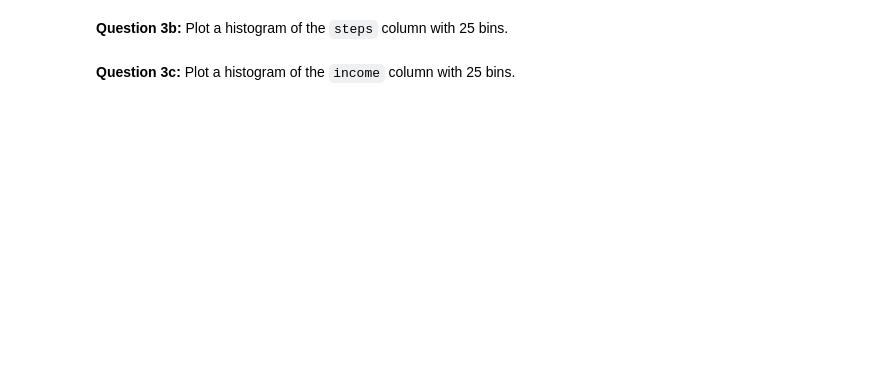
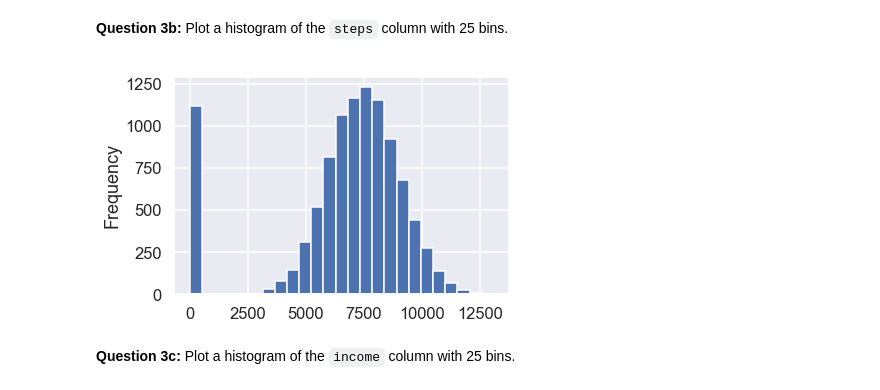
Before and after one commit to escalonajonah/Assignments, a Jupyter notebook: A2/A2_DataExploration.ipynb, the cells around one changed output. Cells and saved outputs as stored; diff of their text form; code cells hidden in the pictures; blank space fills up the shorter version.

```diff
--- a/A2/A2_DataExploration.ipynb
+++ b/A2/A2_DataExploration.ipynb
@@ -259,3 +251,9 @@ f2 = plt.gcf()
+# %%
+df['steps'].plot.hist(bins = 25)
+
+f2 = plt.gcf()
+# %% [output]
+[figure, added]
 # %%
 # Tests for 3b
 
```
Also changed, not shown: parts of 29 cells of this notebook.
